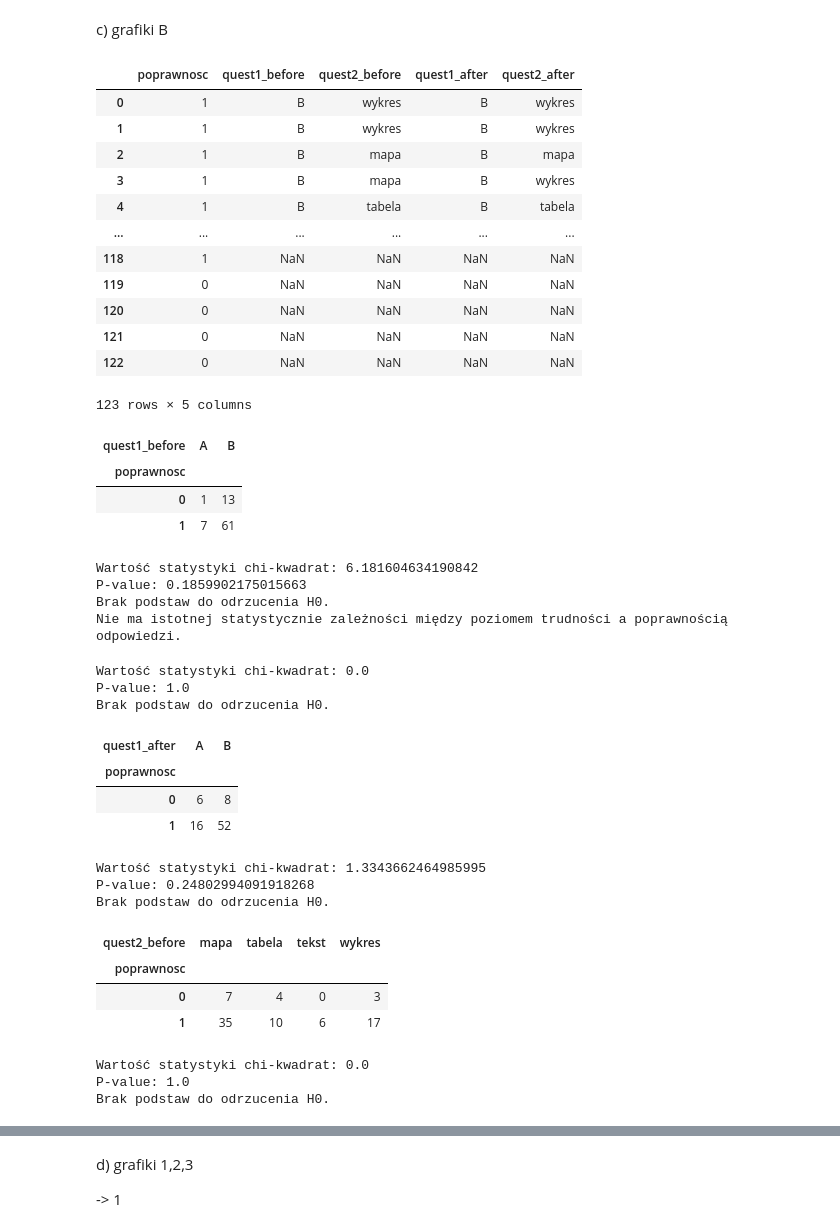
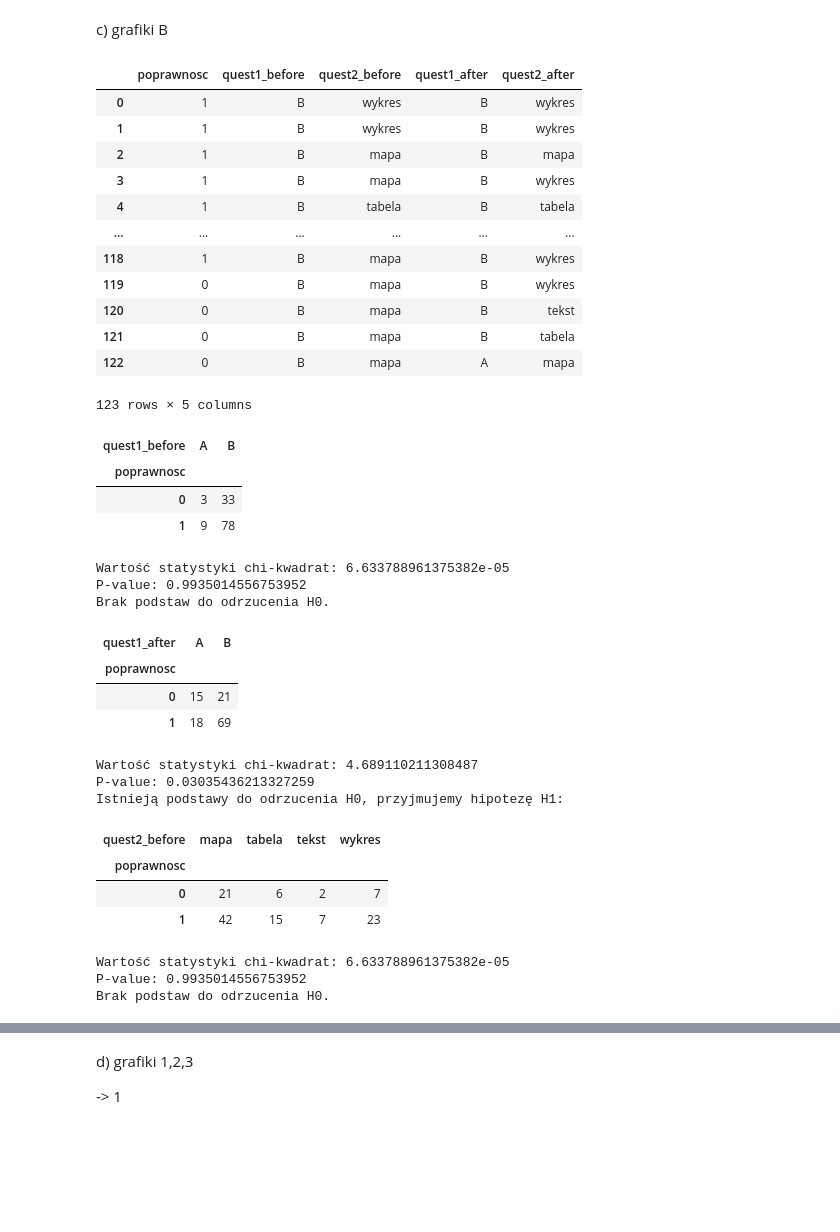
Before and after one commit to MartaSolarz/Master_thesis, a Jupyter notebook: statistical_tests/poprawnosc_vs_quest12.ipynb, the cells around one changed output, grey strips where cells are left out. Drawn from its saved outputs; the diff is of its cells as text; code cells hidden in the pictures; blank space fills up the shorter version.

Commit message:
general: test 4

```diff
--- a/statistical_tests/poprawnosc_vs_quest12.ipynb
+++ b/statistical_tests/poprawnosc_vs_quest12.ipynb
@@ -297,28 +297,28 @@ Brak podstaw do odrzucenia H0.
 # %% [markdown]
 c) grafiki B
 # %%
-quest1_before = [df_merge['Quest1_before'] for i in range(2)]
-quest2_before = [df_merge['Quest2_before'] for i in range(2)]
-quest1_after = [df_merge['Quest1_after'] for i in range(2)]
-quest2_after = [df_merge['Quest2_after'] for i in range(2)]
+quest1_before = [df_merge['Quest1_before'] for i in range(3)]
+quest2_before = [df_merge['Quest2_before'] for i in range(3)]
+quest1_after = [df_merge['Quest1_after'] for i in range(3)]
+quest2_after = [df_merge['Quest2_after'] for i in range(3)]
 
 popr = [df_answers['1b_corr'], df_answers['2b_corr'], df_answers['3b_corr']]
 
 df = prepate_set(popr, quest1_before, quest1_after, quest2_before, quest2_after)
 df
 # %% [output]
 |  | poprawnosc | quest1_before | quest2_before | quest1_after | quest2_after |
 | 0 | 1 | B | wykres | B | wykres |
 | 1 | 1 | B | wykres | B | wykres |
 | 2 | 1 | B | mapa | B | mapa |
 | 3 | 1 | B | mapa | B | wykres |
 | 4 | 1 | B | tabela | B | tabela |
 | ... | ... | ... | ... | ... | ... |
-| 118 | 1 | NaN | NaN | NaN | NaN |
-| 119 | 0 | NaN | NaN | NaN | NaN |
-| 120 | 0 | NaN | NaN | NaN | NaN |
-| 121 | 0 | NaN | NaN | NaN | NaN |
-| 122 | 0 | NaN | NaN | NaN | NaN |
+| 118 | 1 | B | mapa | B | wykres |
+| 119 | 0 | B | mapa | B | wykres |
+| 120 | 0 | B | mapa | B | tekst |
+| 121 | 0 | B | mapa | B | tabela |
+| 122 | 0 | B | mapa | A | mapa |
 123 rows × 5 columns
 # %%
 # Mapa vs Inne formy - before
@@ -327,20 +327,13 @@ contingency_table_q1_b
 # %% [output]
 | quest1_before | A | B |
 | poprawnosc |  |  |
-| 0 | 1 | 13 |
-| 1 | 7 | 61 |
+| 0 | 3 | 33 |
+| 1 | 9 | 78 |
-# %%
-conduct_chi2test(contingency_table, H0, H1, ALPHA)
-# %% [output]
-Wartość statystyki chi-kwadrat: 6.181604634190842
-P-value: 0.1859902175015663
-Brak podstaw do odrzucenia H0.
-Nie ma istotnej statystycznie zależności między poziomem trudności a poprawnością odpowiedzi.
 # %%
 conduct_chi2test(contingency_table_q1_b, ALPHA)
 # %% [output]
-Wartość statystyki chi-kwadrat: 0.0
-P-value: 1.0
+Wartość statystyki chi-kwadrat: 6.633788961375382e-05
+P-value: 0.9935014556753952
 Brak podstaw do odrzucenia H0.
 # %%
 # Mapa vs Inne formy - after
@@ -349,14 +342,14 @@ contingency_table_q1_a
 # %% [output]
 | quest1_after | A | B |
 | poprawnosc |  |  |
-| 0 | 6 | 8 |
-| 1 | 16 | 52 |
+| 0 | 15 | 21 |
+| 1 | 18 | 69 |
 # %%
 conduct_chi2test(contingency_table_q1_a, ALPHA)
 # %% [output]
-Wartość statystyki chi-kwadrat: 1.3343662464985995
-P-value: 0.24802994091918268
-Brak podstaw do odrzucenia H0.
+Wartość statystyki chi-kwadrat: 4.689110211308487
+P-value: 0.03035436213327259
+Istnieją podstawy do odrzucenia H0, przyjmujemy hipotezę H1:
 # %%
 # Mapa vs Wykres vs Tabela vs Tekst - before
 contingency_table_q2_b = create_contingency_table(df, 'quest2_before')
@@ -364,13 +357,13 @@ contingency_table_q2_b
 # %% [output]
 | quest2_before | mapa | tabela | tekst | wykres |
 | poprawnosc |  |  |  |  |
-| 0 | 7 | 4 | 0 | 3 |
-| 1 | 35 | 10 | 6 | 17 |
+| 0 | 21 | 6 | 2 | 7 |
+| 1 | 42 | 15 | 7 | 23 |
 # %%
 conduct_chi2test(contingency_table_q1_b, ALPHA)
 # %% [output]
-Wartość statystyki chi-kwadrat: 0.0
-P-value: 1.0
+Wartość statystyki chi-kwadrat: 6.633788961375382e-05
+P-value: 0.9935014556753952
 Brak podstaw do odrzucenia H0.
 # %%
 # Mapa vs Wykres vs Tabela vs Tekst - after
```
Also changed, not shown: parts of 18 cells of this notebook.
